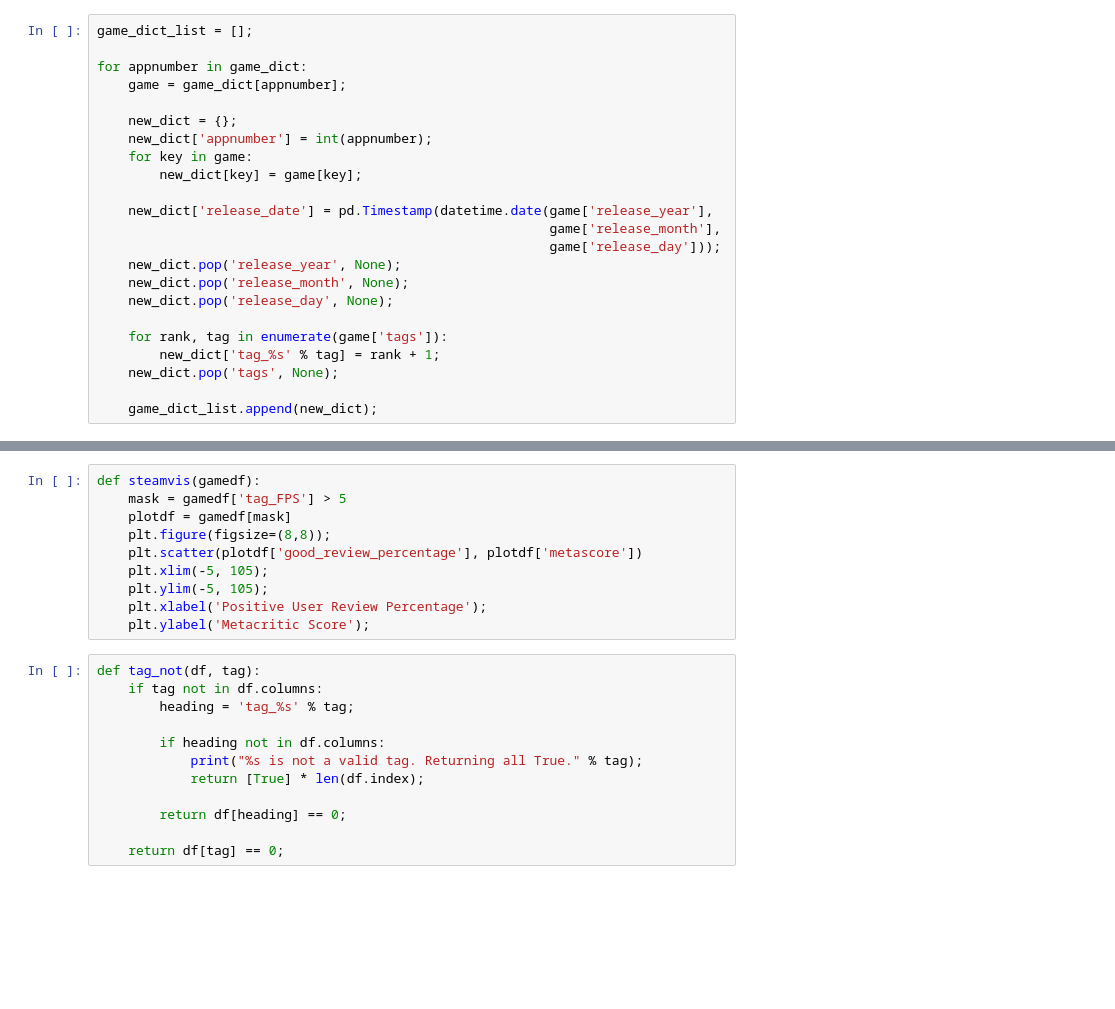
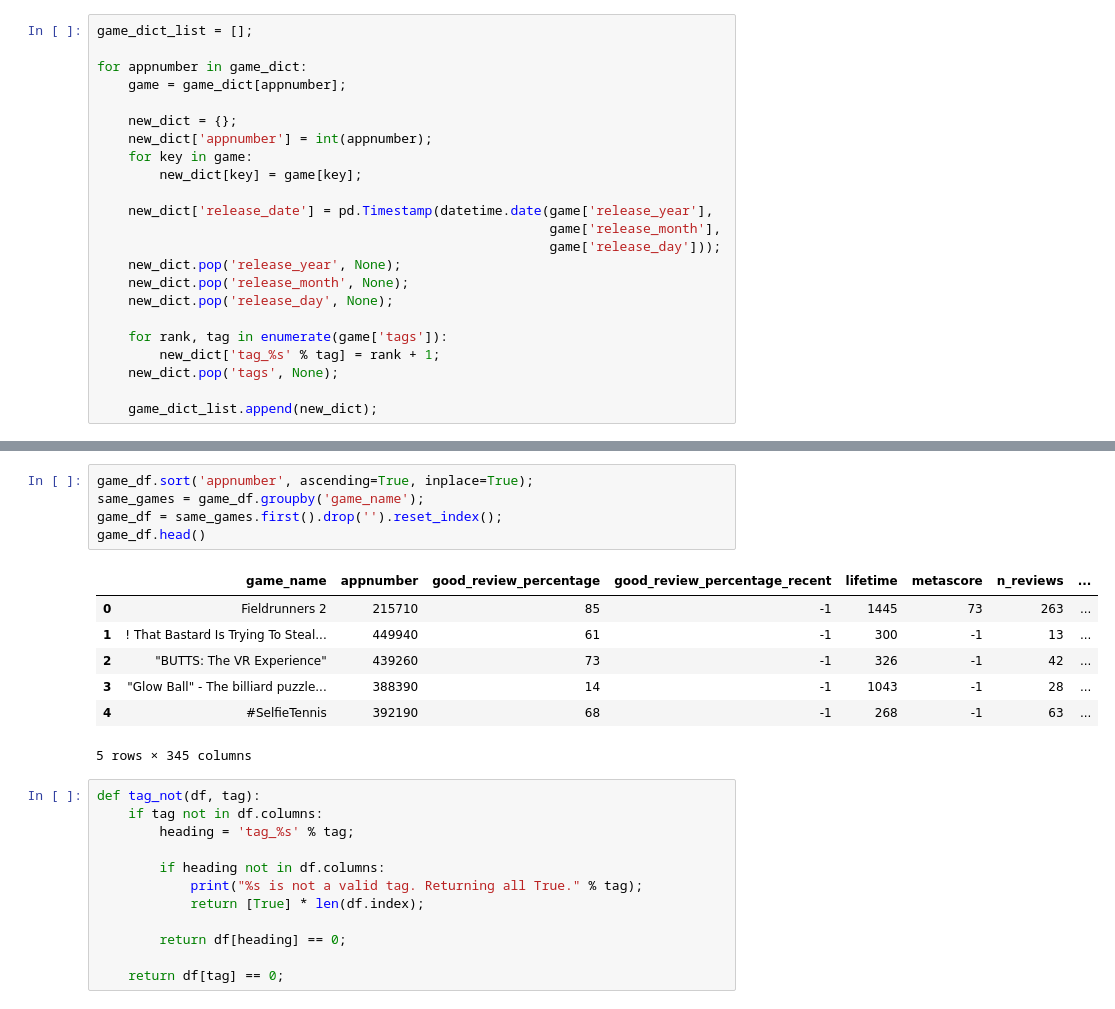
Before and after one commit to gkafka/SteamVis, a Jupyter notebook: SteamVis.ipynb, the cells around one changed output, grey strips where cells are left out. Saved outputs shown, nothing was run; the diff lists cells and outputs as text; blank space fills up the shorter version.

```diff
--- a/SteamVis.ipynb
+++ b/SteamVis.ipynb
@@ -75,15 +75,18 @@ game_df.head()
 | 4 | 541130 | PARADOX | 100 | -1 | 48 | -1 | 3 | ... |
 5 rows × 345 columns
-# %%
-def steamvis(gamedf):
-    mask = gamedf['tag_FPS'] > 5
-    plotdf = gamedf[mask]
-    plt.figure(figsize=(8,8));
-    plt.scatter(plotdf['good_review_percentage'], plotdf['metascore'])
-    plt.xlim(-5, 105);
-    plt.ylim(-5, 105);
-    plt.xlabel('Positive User Review Percentage');
-    plt.ylabel('Metacritic Score');
+# %%
+game_df.sort('appnumber', ascending=True, inplace=True);
+same_games = game_df.groupby('game_name');
+game_df = same_games.first().drop('').reset_index();
+game_df.head()
+# %% [output]
+|  | game_name | appnumber | good_review_percentage | good_review_percentage_recent | lifetime | metascore | n_reviews | ... |
+| 0 | Fieldrunners 2 | 215710 | 85 | -1 | 1445 | 73 | 263 | ... |
+| 1 | ! That Bastard Is Trying To Steal... | 449940 | 61 | -1 | 300 | -1 | 13 | ... |
+| 2 | "BUTTS: The VR Experience" | 439260 | 73 | -1 | 326 | -1 | 42 | ... |
+| 3 | "Glow Ball" - The billiard puzzle... | 388390 | 14 | -1 | 1043 | -1 | 28 | ... |
+| 4 | #SelfieTennis | 392190 | 68 | -1 | 268 | -1 | 63 | ... |
+5 rows × 345 columns
 # %%
 def tag_not(df, tag):
     if tag not in df.columns:
```
Also changed, not shown: parts of 7 cells of this notebook.
